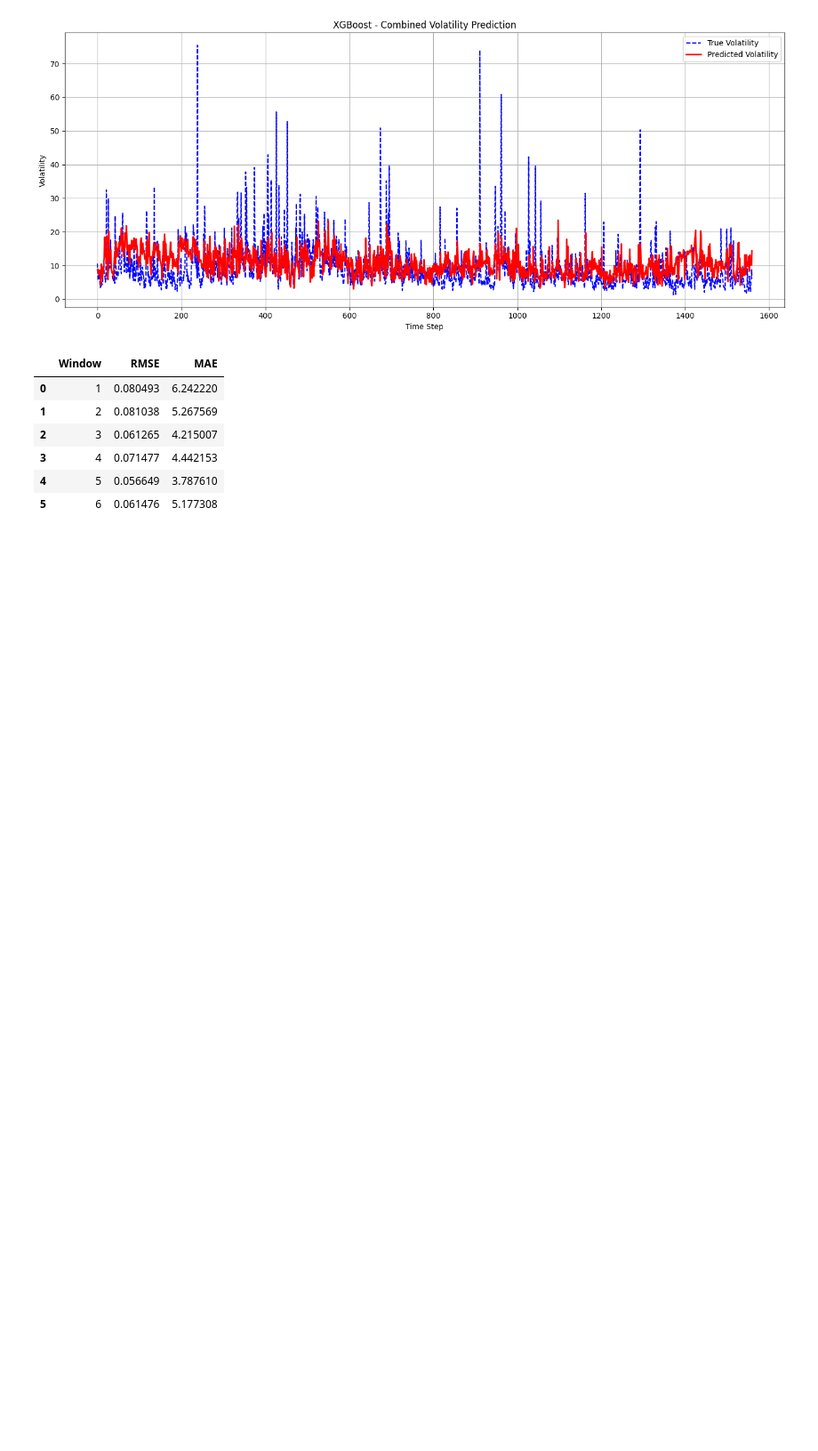
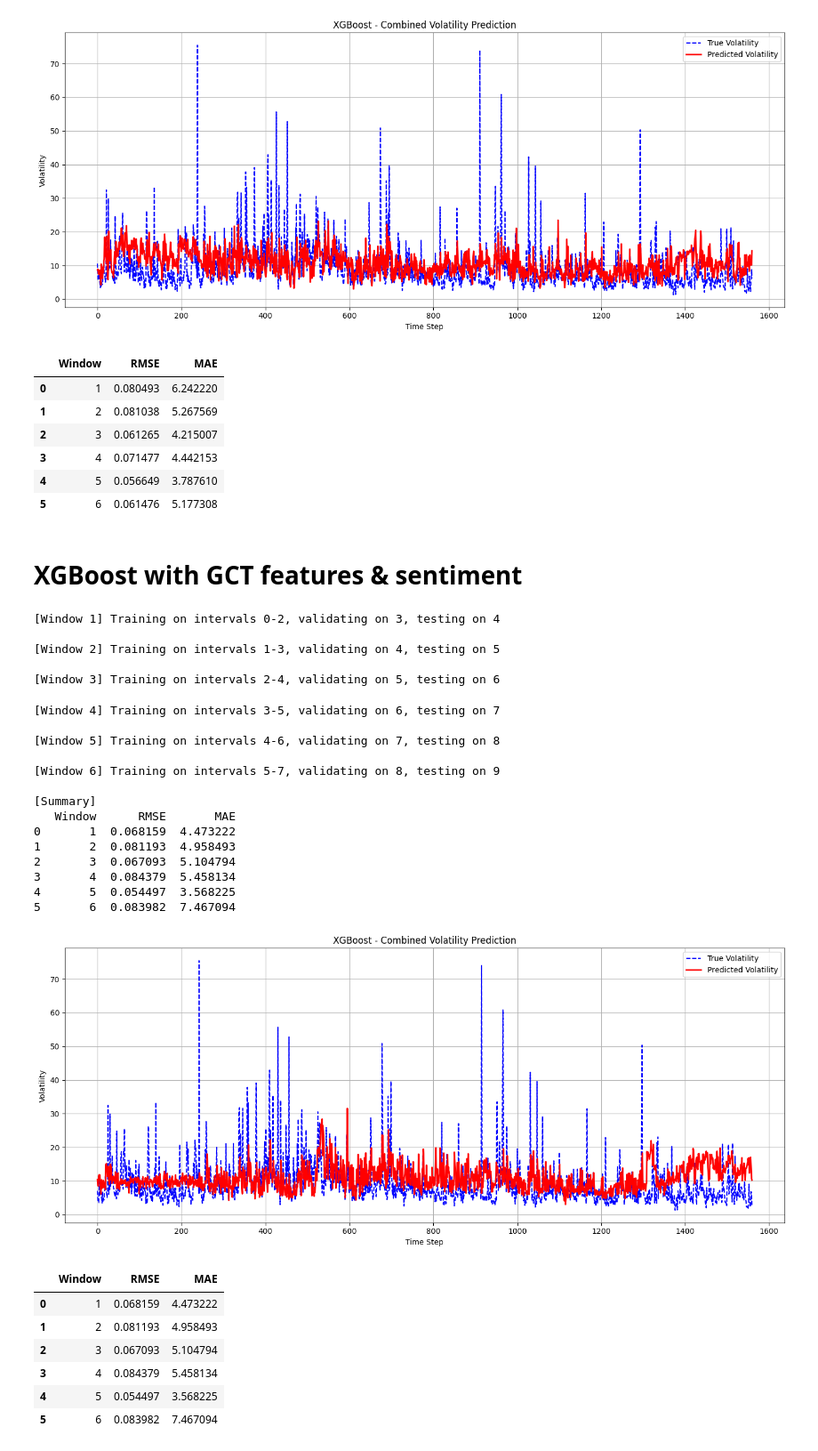
Before and after one commit to AugusteDP-git/bitcoin-volatility-forecasting, a Jupyter notebook: main.ipynb, the cells around one changed output. Shown at 89% size. Drawn from its saved outputs; the diff is of its cells as text; code cells hidden in the pictures; blank space fills up the shorter version.

```diff
--- a/main.ipynb
+++ b/main.ipynb
@@ -478,3 +639,53 @@ test_xgboost(df)
 | 3 | 4 | 0.071477 | 4.442153 |
 | 4 | 5 | 0.056649 | 3.787610 |
 | 5 | 6 | 0.061476 | 5.177308 |
+# %% [markdown]
+# XGBoost with GCT features \& sentiment
+# %%
+from Models.XGBoost import *
+
+df = pd.read_csv('DATA/hourly_data_ff.csv')
+sent = pd.read_csv('DATA/sentiment.csv')
+
+df['timestamp'] = pd.to_datetime(df['timestamp'])
+sent['timestamp'] = pd.to_datetime(sent['timestamp'])
+
+granger_features = ['ask_depth', 'bid_depth', 'bid_volume', 'spread', 'volume_difference']
+df = df[granger_features + ['vol', 'timestamp']]
+
+df = pd.merge(df, sent[['timestamp', 'Aggregate sentiment', 'fng_feature']], on='timestamp', how='left')
+
+df = df.dropna().reset_index(drop=True)
+df = df.drop(columns=['timestamp'])
+
+feature_cols = df.columns.difference(["vol"])
+
+test_xgboost(df)
+# %% [output]
+[Window 1] Training on intervals 0-2, validating on 3, testing on 4
+
+[Window 2] Training on intervals 1-3, validating on 4, testing on 5
+
+[Window 3] Training on intervals 2-4, validating on 5, testing on 6
+[Window 4] Training on intervals 3-5, validating on 6, testing on 7
+
+[Window 5] Training on intervals 4-6, validating on 7, testing on 8
+
+[Window 6] Training on intervals 5-7, validating on 8, testing on 9
+
+[Summary]
+   Window      RMSE       MAE
+0       1  0.068159  4.473222
+1       2  0.081193  4.958493
+2       3  0.067093  5.104794
+3       4  0.084379  5.458134
+4       5  0.054497  3.568225
+5       6  0.083982  7.467094
+[figure, added]
+|  | Window | RMSE | MAE |
+| 0 | 1 | 0.068159 | 4.473222 |
+| 1 | 2 | 0.081193 | 4.958493 |
+| 2 | 3 | 0.067093 | 5.104794 |
+| 3 | 4 | 0.084379 | 5.458134 |
+| 4 | 5 | 0.054497 | 3.568225 |
+| 5 | 6 | 0.083982 | 7.467094 |
```
Also changed, not shown: parts of 7 cells of this notebook, 7 other files.
